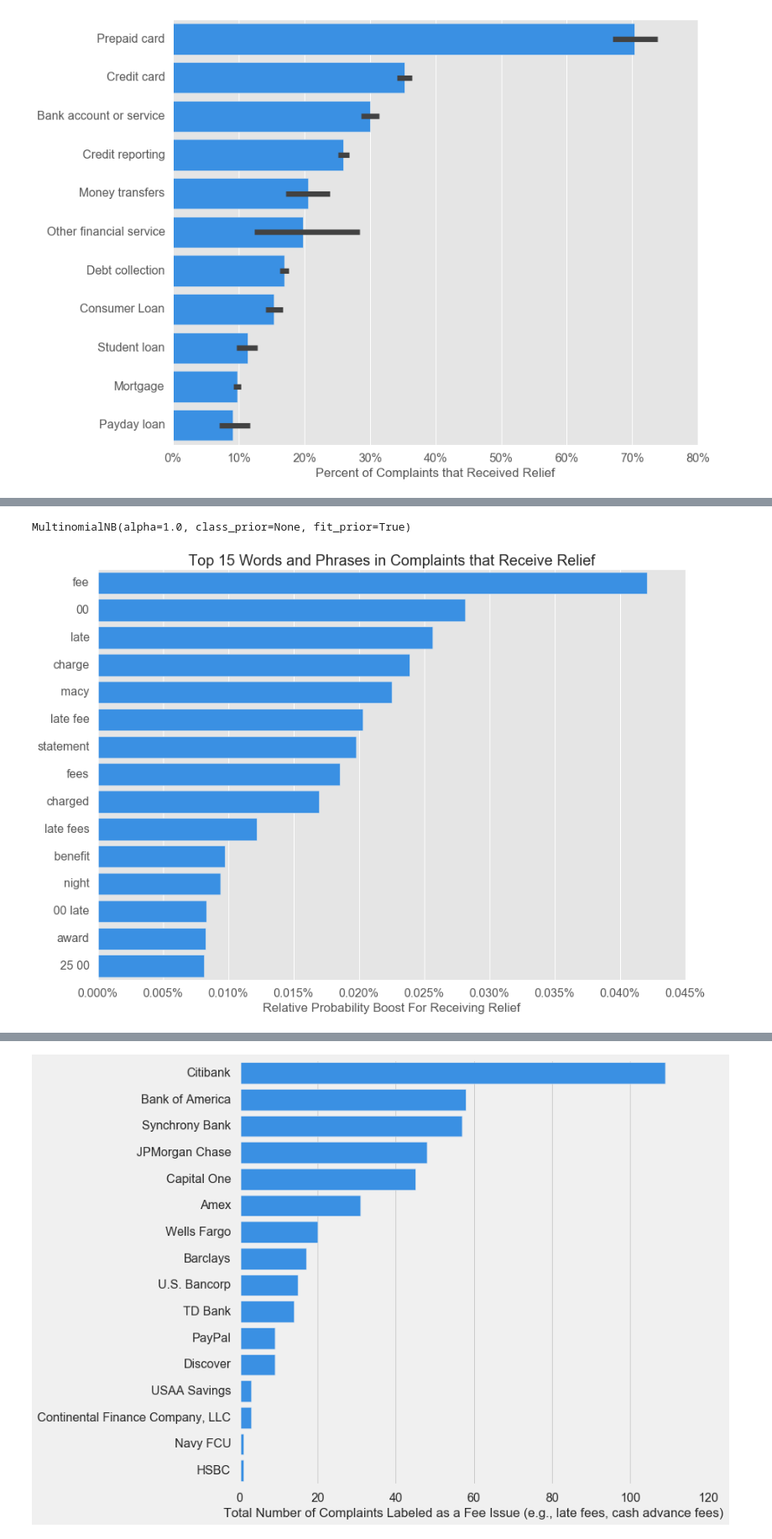
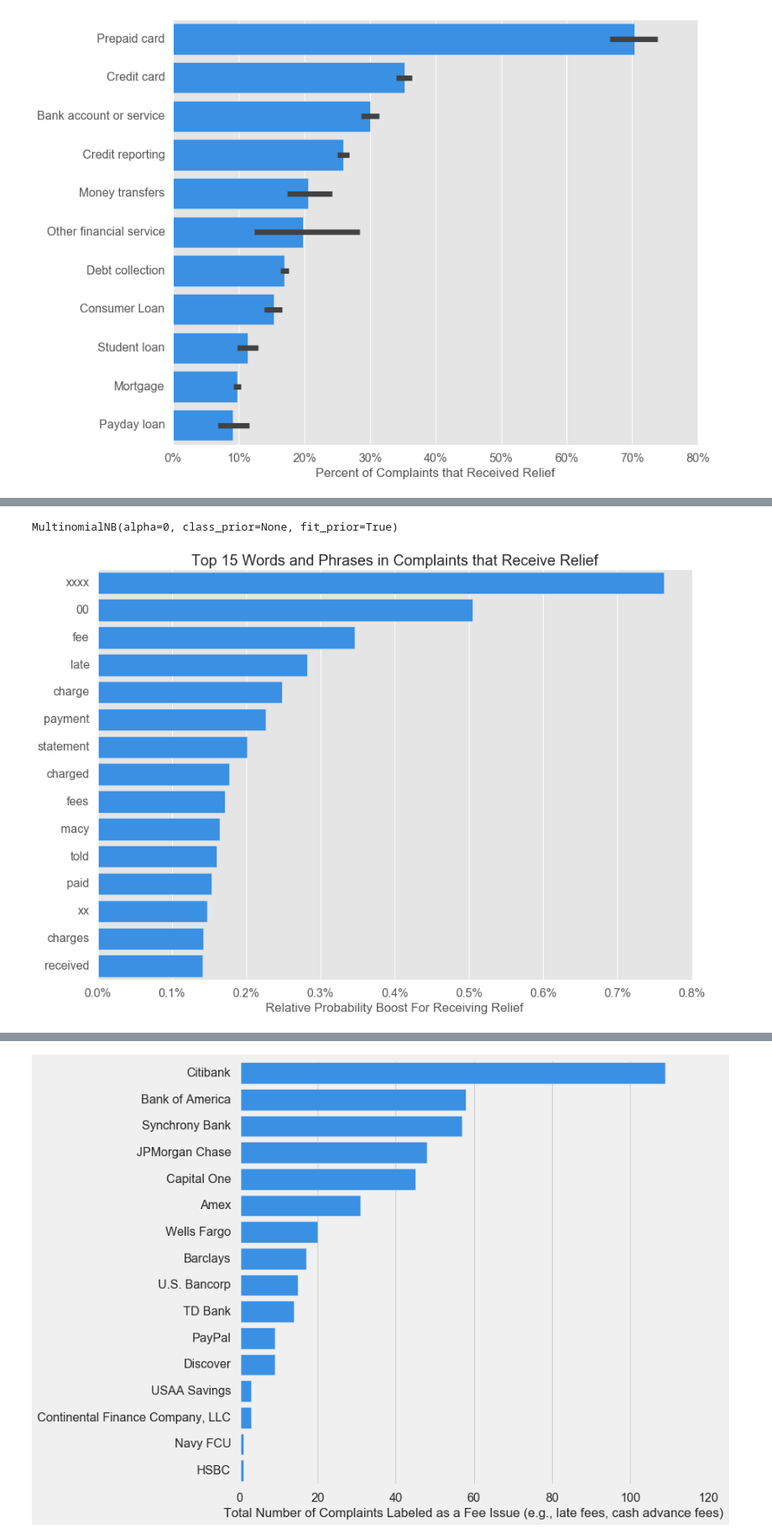
Before and after one commit to HipHoff/HipHoff, a Jupyter notebook: CFPB Complaints/Munging and Analysis.ipynb, the cells around one changed output, grey strips where cells are left out. Shown at 84% size. Saved outputs shown, nothing was run; the diff lists cells and outputs as text; code cells hidden in the pictures.

```diff
--- a/CFPB Complaints/Munging and Analysis.ipynb
+++ b/CFPB Complaints/Munging and Analysis.ipynb
@@ -119,29 +59,29 @@ Name: Percent More Likely to Get Relief, dtype: float64
 credit_card_df = df[df['Product'] == 'Credit card'].copy()
 complaints = credit_card_df['Consumer complaint narrative'].values
 # %%
-vect = CountVectorizer(ngram_range=(1,3), stop_words='english')
+vect = CountVectorizer(ngram_range=(1,1), stop_words='english')
 X_words = vect.fit_transform(complaints)
 words = vect.get_feature_names()
 # %%
 y = [int(x) for x in credit_card_df['Relief Indicator'].values]
 # %%
-clf = MultinomialNB()
+clf = MultinomialNB(alpha=0)
 clf.fit(X_words,y)
 # %% [output]
-MultinomialNB(alpha=1.0, class_prior=None, fit_prior=True)
+MultinomialNB(alpha=0, class_prior=None, fit_prior=True)
 # %%
 likelihood_df = pd.DataFrame(clf.feature_log_prob_.transpose(),columns=['NoRelief', 'Relief'], index=words)
 
 # Undo log of probabilities and take difference to look at relative probability differences
 likelihood_df['Percent More Likely to Get Relief'] = likelihood_df.eval('100 * (exp(Relief) - exp(NoRelief))')
 top_15_series = likelihood_df['Percent More Likely to Get Relief'].sort_values(ascending=False).ix[:15]
 
 with plt.style.context('ggplot'):
     sns.barplot(y=top_15_series.index, x=top_15_series, color='DodgerBlue')
     plt.ylabel('')
     plt.xlabel('Relative Probability Boost For Receiving Relief')
     plt.title('Top 15 Words and Phrases in Complaints that Receive Relief')
-    plt.gca().xaxis.set_major_formatter(mpl.ticker.FormatStrFormatter('%.3f%%'))
+    plt.gca().xaxis.set_major_formatter(mpl.ticker.FormatStrFormatter('%.1f%%'))
     output_figure('top_15_words')
 # %% [output]
-[figure, old version]
+[figure, new version]
```
Also changed, not shown: parts of 33 cells of this notebook, 8 other files.
